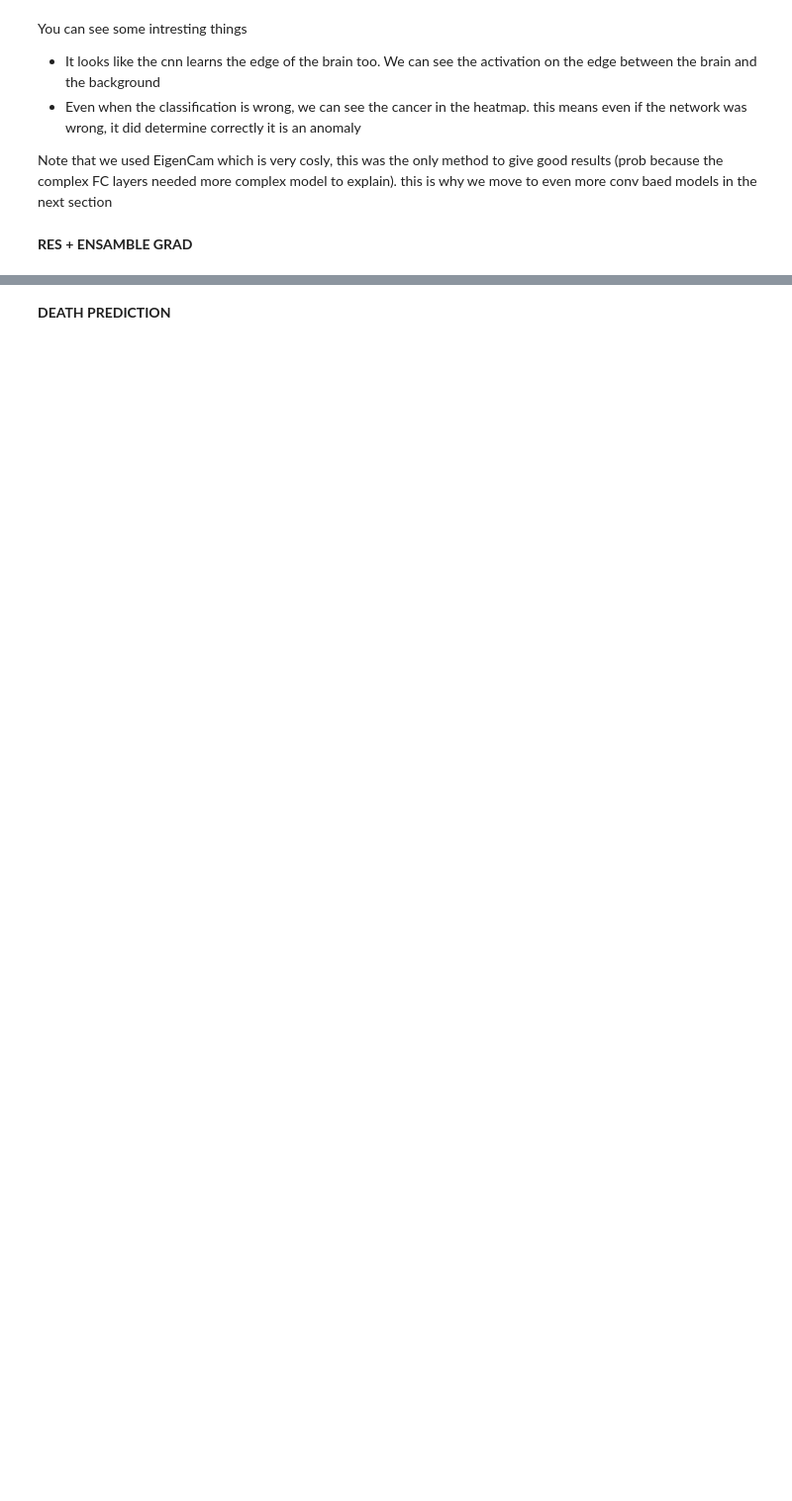
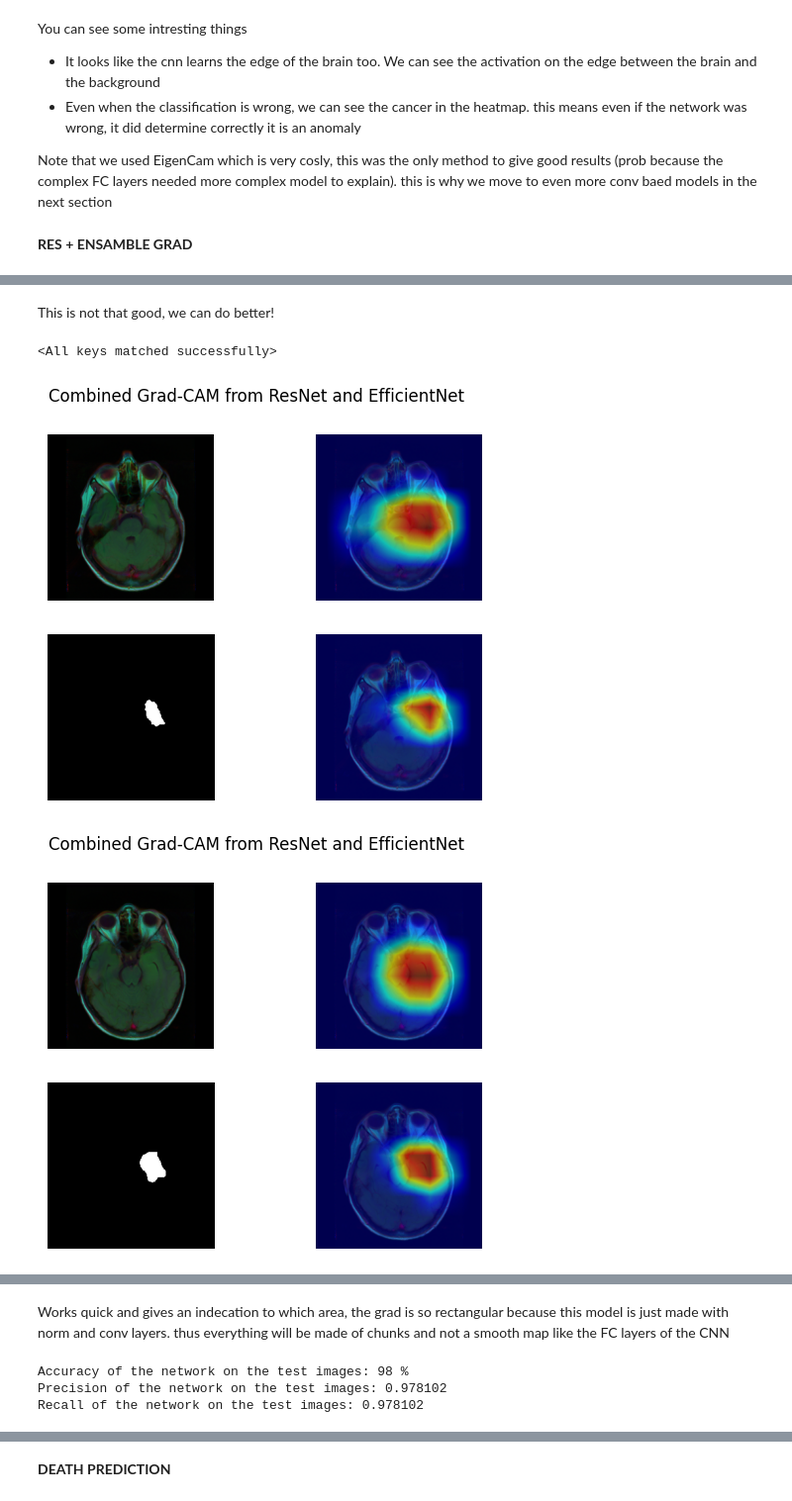
Before and after one commit to tsents/Brain-MRI, a Jupyter notebook: final.ipynb, the cells around one changed output, grey strips where cells are left out. Shown at 99% size. Drawn from its saved outputs; the diff is of its cells as text; code cells hidden in the pictures; blank space fills up the shorter version.

```diff
--- a/final.ipynb
+++ b/final.ipynb
@@ -136,0 +195,2 @@ Note that we used EigenCam which is very cosly, this was the only method to give
+# %% [markdown]
+This is not that good, we can do better!
@@ -136,0 +229,4 @@ Note that we used EigenCam which is very cosly, this was the only method to give
+# %%
+# Instantiate the ensemble model
+ensemble_model = res_define.EnsembleModel(resnet2, efficientnet)
+ensemble_model = ensemble_model.to(device)
@@ -136,0 +236,25 @@ Note that we used EigenCam which is very cosly, this was the only method to give
+# %%
+#if you want to load our trained
+# Saving the model
+# torch.save(ensemble_model.state_dict(), 'ensemble_model.pth')
+
+# Loading the model
+ensemble_model.load_state_dict(torch.load('ensemble_model.pth'))
+# %% [output]
+<All keys matched successfully>
+# %%
+
+# Define the target layers for Grad-CAM
+target_layers_resnet = [ensemble_model.modelA.layer4[-1]]  # Last convolutional layer in ResNet
+target_layers_efficientnet = [ensemble_model.modelB.features[8][0]]  # Last convolutional layer in EfficientNet
+
+visualize_ensemble_gradcam = lambda x : res_define.visualize_ensemble_gradcam(x,ensemble_model,target_layers_resnet,target_layers_efficientnet)
+
+# Example usage
+visualize_ensemble_gradcam('kaggle_3m/TCGA_CS_5397_20010315/TCGA_CS_5397_20010315_8.tif')
+visualize_ensemble_gradcam('kaggle_3m/TCGA_CS_5397_20010315/TCGA_CS_5397_20010315_9.tif')
+visualize_ensemble_gradcam('kaggle_3m/TCGA_CS_5397_20010315/TCGA_CS_5397_20010315_10.tif')
+visualize_ensemble_gradcam('kaggle_3m/TCGA_CS_5397_20010315/TCGA_CS_5397_20010315_11.tif')
+# %% [output]
+[figure, added]
+[figure, added]
@@ -136,0 +263,8 @@ Note that we used EigenCam which is very cosly, this was the only method to give
+# %% [markdown]
+Works quick and gives an indecation to which area, the grad is so rectangular because this model is just made with norm and conv layers. thus everything will be made of chunks and not a smooth map like the FC layers of the CNN
+# %%
+res_define.test_model(ensemble_model,test_dl)
+# %% [output]
+Accuracy of the network on the test images: 98 %
+Precision of the network on the test images: 0.978102
+Recall of the network on the test images: 0.978102
```
Also changed, not shown: parts of 23 cells of this notebook, 6 other files.
